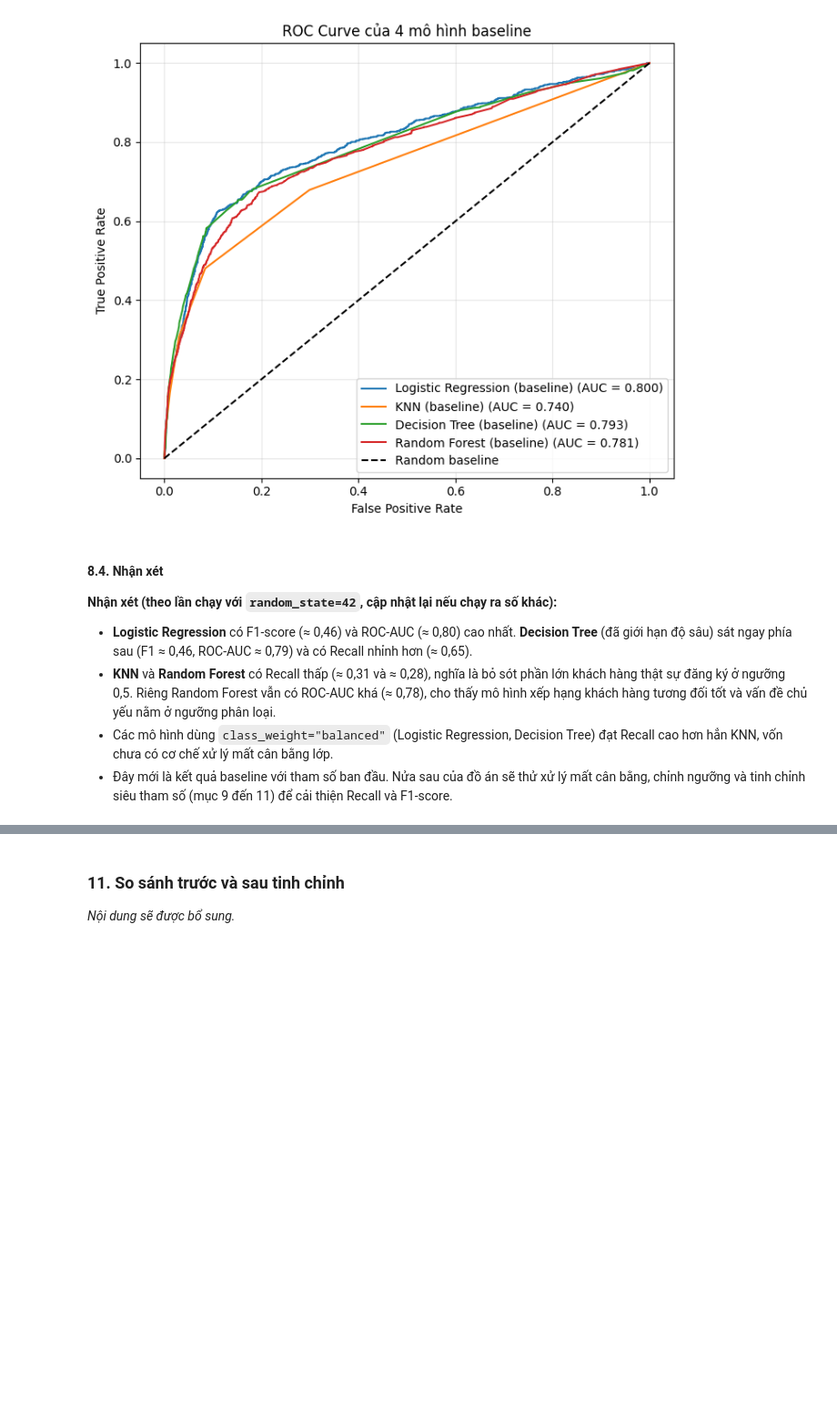
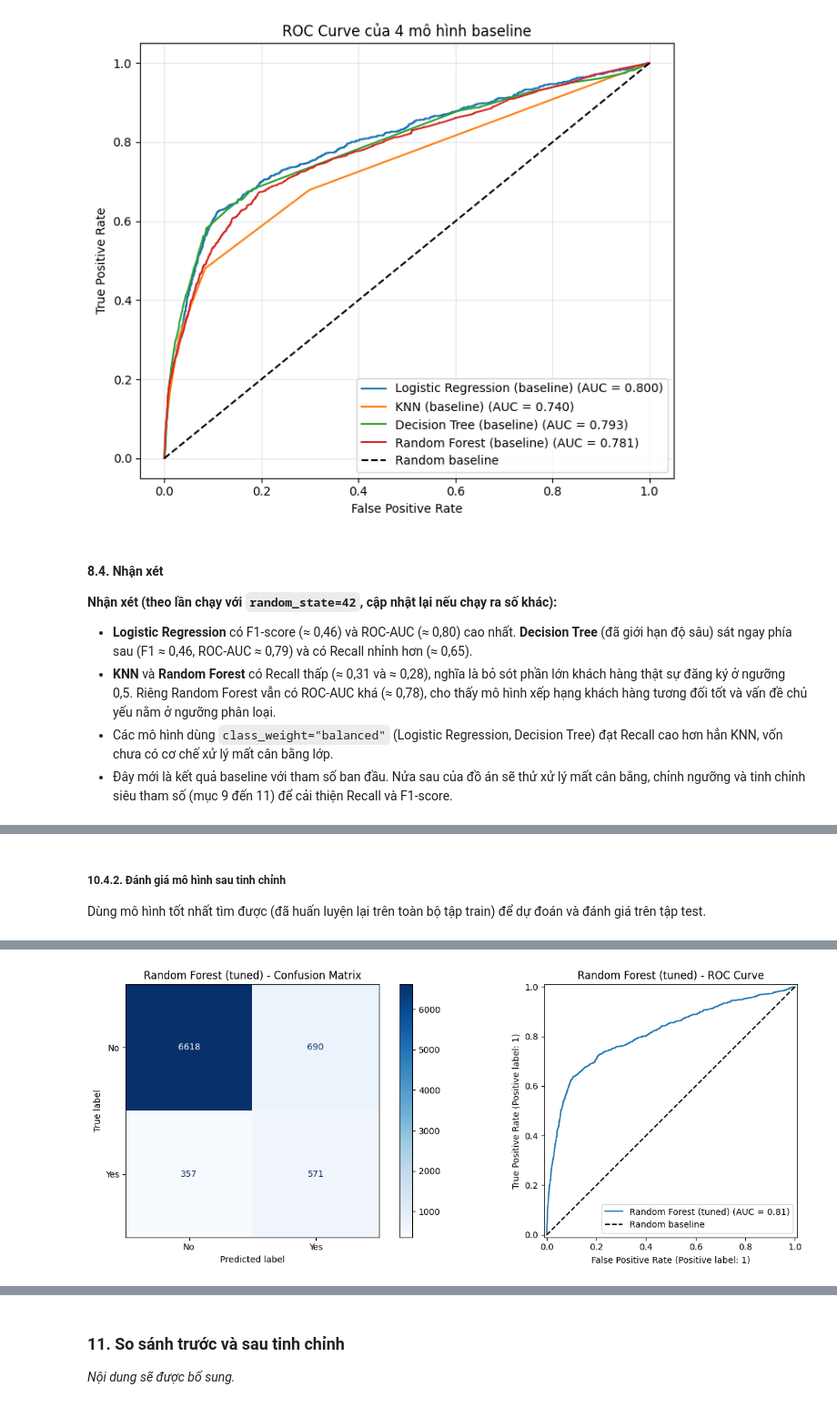
Before and after one commit to TQMinh19/SGU2627K1_MAYHOC, a Jupyter notebook: Đồ án cuối kỳ/Bank_Marketing.ipynb, the cells around one changed output, grey strips where cells are left out. Shown at 91% size. Saved outputs shown, nothing was run; the diff lists cells and outputs as text; code cells hidden in the pictures; blank space fills up the shorter version.

```diff
--- a/Đồ án cuối kỳ/Bank_Marketing.ipynb
+++ b/Đồ án cuối kỳ/Bank_Marketing.ipynb
@@ -943,0 +1215,76 @@ _Nội dung sẽ được bổ sung._
+# %% [markdown]
+##### 10.4.2. Đánh giá mô hình sau tinh chỉnh
+
+Dùng mô hình tốt nhất tìm được (đã huấn luyện lại trên toàn bộ tập train) để dự đoán và đánh giá trên tập test.
+# %%
+import numpy as np
+import pandas as pd
+from sklearn.metrics import (
+    accuracy_score, precision_score, recall_score, f1_score, roc_auc_score
+)
+
+def rf_metrics(y_true, y_pred, y_proba):
+    """Tính 5 độ đo cho một phiên bản mô hình."""
+    return {
+        "Accuracy": accuracy_score(y_true, y_pred),
+        "Precision": precision_score(y_true, y_pred, zero_division=0),
+        "Recall": recall_score(y_true, y_pred, zero_division=0),
+        "F1-score": f1_score(y_true, y_pred, zero_division=0),
+        "ROC-AUC": roc_auc_score(y_true, y_proba),
+    }
+
+def save_result(name, metrics, proba):
+    """Lưu kết quả vào danh sách chung (thay dòng cũ nếu chạy lại)."""
+    global all_results, all_probas
+    if "all_results" not in globals():
+        all_results = []
+    if "all_probas" not in globals():
+        all_probas = {}
+    all_results[:] = [r for r in all_results if r["Model"] != name]
+    all_results.append({"Model": name, **metrics})
+    all_probas[name] = proba
+
+import matplotlib.pyplot as plt
+from sklearn.metrics import ConfusionMatrixDisplay, RocCurveDisplay, classification_report
+
+# Mô hình tốt nhất sau tinh chỉnh
+model_rf_tuned = search_rf.best_estimator_
+model_rf_tuned.set_params(n_jobs=-1)
+
+y_pred_rf_tuned = model_rf_tuned.predict(X_test)
+y_proba_rf_tuned = model_rf_tuned.predict_proba(X_test)[:, 1]
+
+metrics_rf_tuned = rf_metrics(y_test, y_pred_rf_tuned, y_proba_rf_tuned)
+
+print("===== RANDOM FOREST (TUNED) =====")
+for k, v in metrics_rf_tuned.items():
+    print(f"{k:<10}: {v:.4f}")
+
+print("\n===== CLASSIFICATION REPORT =====")
+print(classification_report(
+    y_test, y_pred_rf_tuned,
+    target_names=["No", "Yes"], zero_division=0
+))
+
+# Confusion Matrix và ROC Curve
+fig, axes = plt.subplots(1, 2, figsize=(14, 5))
+
+ConfusionMatrixDisplay.from_predictions(
+    y_test, y_pred_rf_tuned,
+    display_labels=["No", "Yes"], cmap="Blues", ax=axes[0]
+)
+axes[0].set_title("Random Forest (tuned) - Confusion Matrix")
+
+RocCurveDisplay.from_predictions(
+    y_test, y_proba_rf_tuned, name="Random Forest (tuned)", ax=axes[1]
+)
+axes[1].plot([0, 1], [0, 1], "k--", label="Random baseline")
+axes[1].set_title("Random Forest (tuned) - ROC Curve")
+axes[1].legend(loc="lower right")
+
+plt.tight_layout()
+plt.show()
+
+# Lưu kết quả vào danh sách chung
+save_result("Random Forest (tuned)", metrics_rf_tuned, y_proba_rf_tuned)
+# %% [output]
@@ -943,0 +1307 @@ _Nội dung sẽ được bổ sung._
+[figure, added]
```
Also changed, not shown: parts of 22 cells of this notebook, 8 other files.
